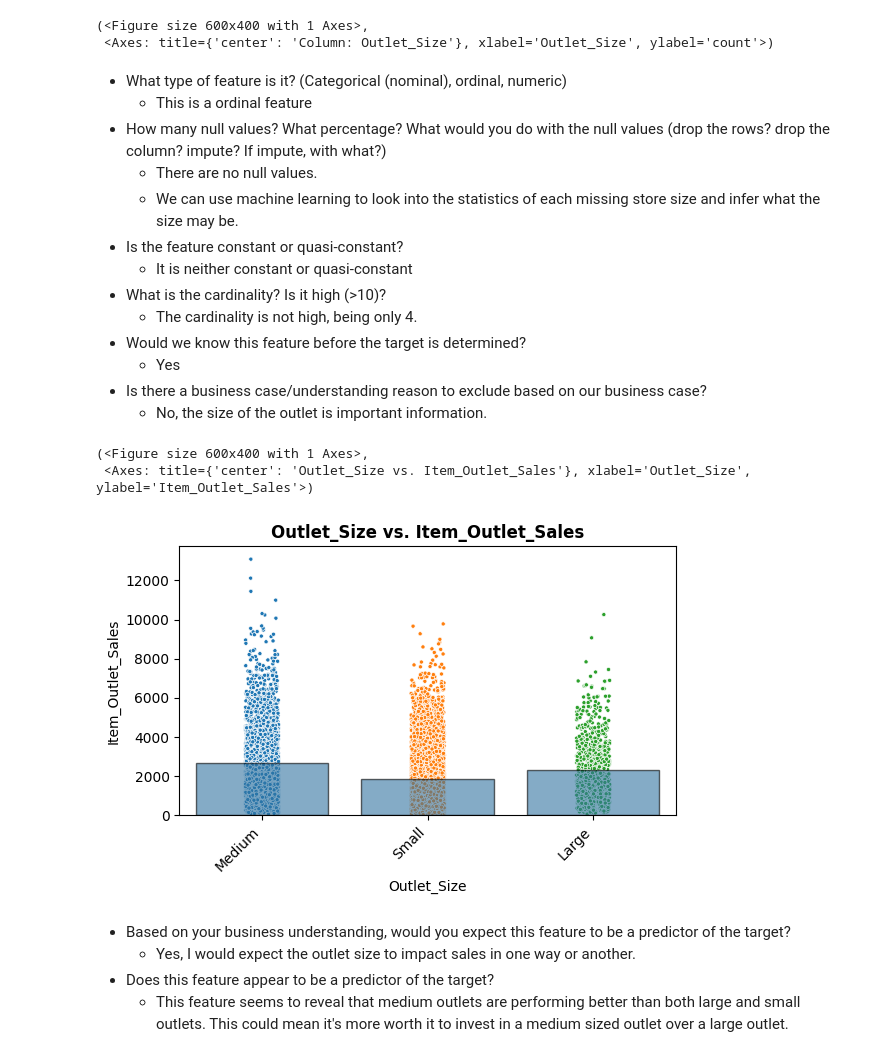
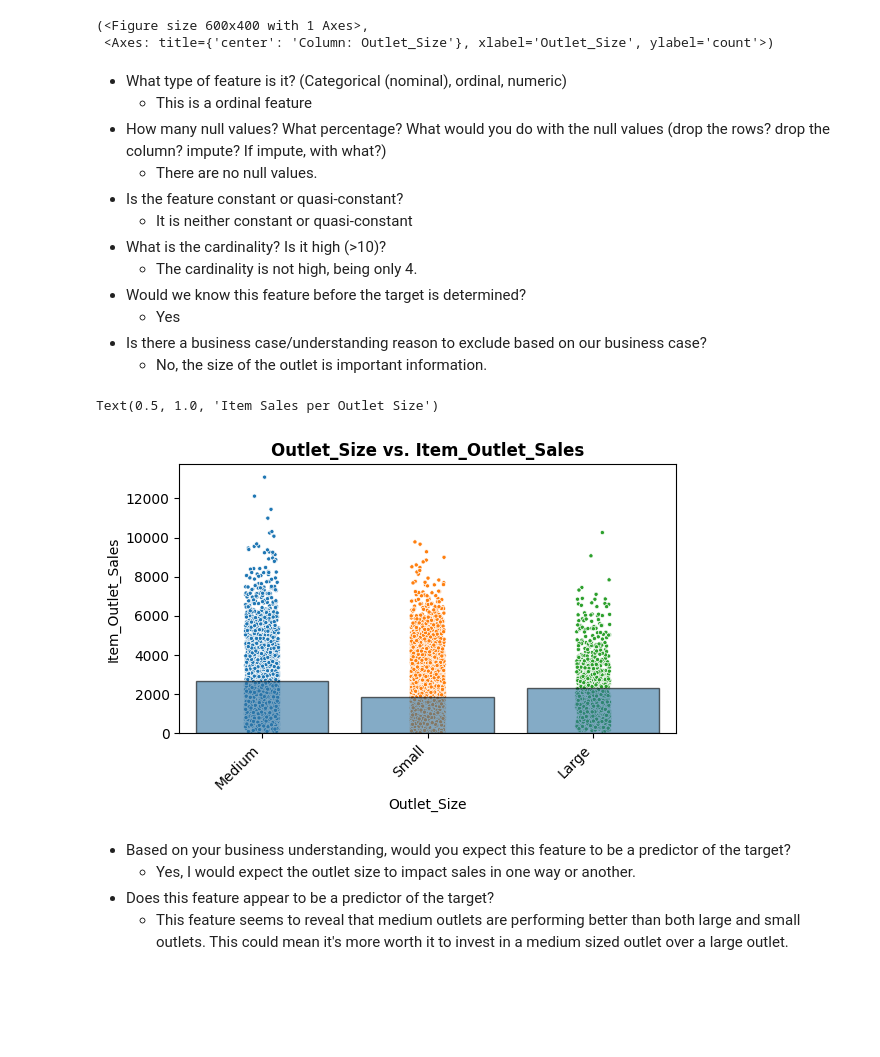
Before and after one commit to ThomasLane1820/Prediction-of-Product-Sales, a Jupyter notebook: Prediction_of_Product_Sales.ipynb, the cells around one changed output. Cells and saved outputs as stored; diff of their text form; code cells hidden in the pictures; blank space fills up the shorter version.

```diff
--- a/Prediction_of_Product_Sales.ipynb
+++ b/Prediction_of_Product_Sales.ipynb
@@ -752,7 +750,6 @@ explore_categorical(df , 'Outlet_Size')
   - This is a ordinal feature
 - How many null values? What percentage? What would you do with the null values (drop the rows? drop the column? impute? If impute, with what?)
   - There are no null values.
-  - We can use machine learning to look into the statistics of each missing store size and infer what the size may be.
 - Is the feature constant or quasi-constant?
   - It is neither constant or quasi-constant
 - What is the cardinality? Is it high (>10)?
@@ -764,12 +761,13 @@ explore_categorical(df , 'Outlet_Size')
 # %%
 # Creating an order in which the data is displayed.
 multi_order = {'Large', 'Medium', 'Small'}
-# %%
-plot_categorical_vs_target(df, 'Outlet_Size')
-# %% [output]
-(<Figure size 600x400 with 1 Axes>,
- <Axes: title={'center': 'Outlet_Size vs. Item_Outlet_Sales'}, xlabel='Outlet_Size', ylabel='Item_Outlet_Sales'>)
-[figure, removed]
+# %%
+plot_categorical_vs_target(df, 'Outlet_Size')
+# Setting title
+ax.set_title('Item Sales per Outlet Size')
+# %% [output]
+Text(0.5, 1.0, 'Item Sales per Outlet Size')
+[figure, added]
 # %% [markdown]
 - Based on your business understanding, would you expect this feature to be a predictor of the target?
   - Yes, I would expect the outlet size to impact sales in one way or another.
```
Also changed, not shown: parts of 15 cells of this notebook.
